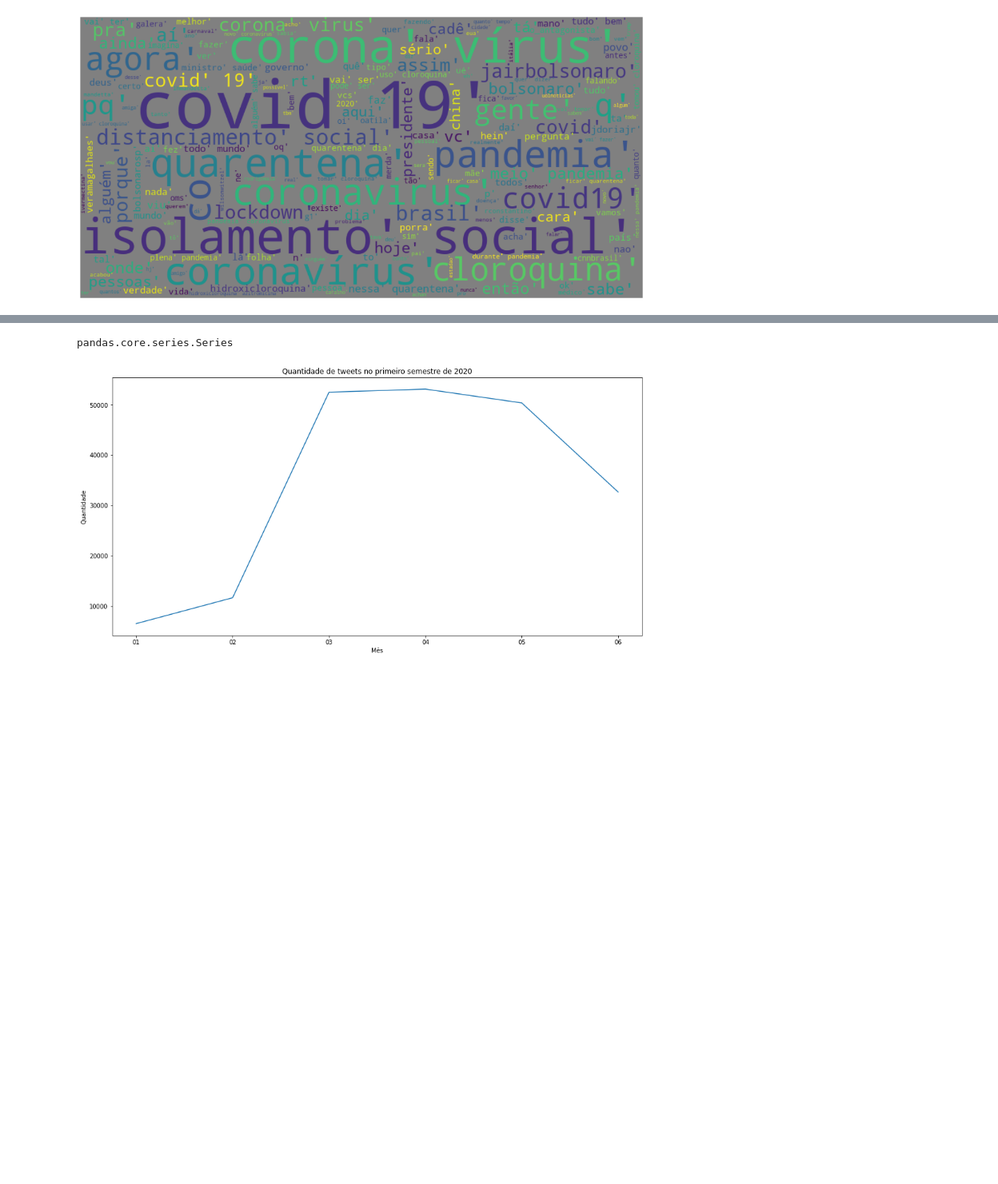
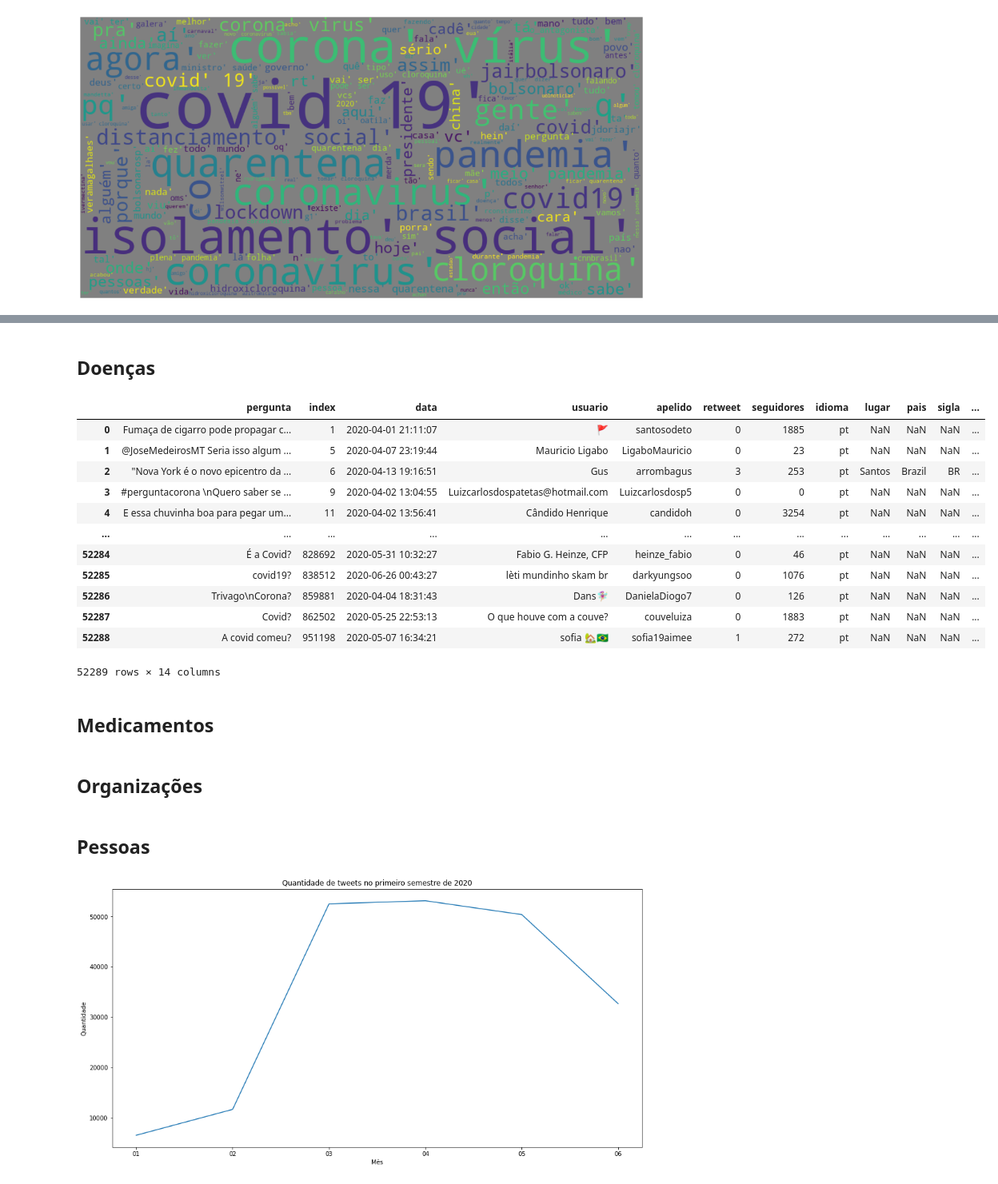
Before and after one commit to patricktapajos/covid19tweets, a Jupyter notebook: covid19_tweets.ipynb, the cells around one changed output, grey strips where cells are left out. Shown: that part at 80% size. Saved outputs shown, nothing was run; the diff lists cells and outputs as text; code cells hidden in the pictures; blank space fills up the shorter version.

Commit message:
Geração de datasets para os tópicos: doenças, medicamentos, organizações e pessoas.

```diff
--- a/covid19_tweets.ipynb
+++ b/covid19_tweets.ipynb
@@ -70,15 +75,11 @@ drive.mount('/content/drive')
 Mounted at /content/drive
 # %%
 # Funções para geração de WordCloud com rápida visualização dos termos encontrados nos tweets (e por diversão :))
-
-# Importação de libs necessárias
-from nltk.corpus import stopwords
-from nltk.tokenize import word_tokenize
-from wordcloud import WordCloud
 
 # Carregando as stopwords do idioma português
 sw_br = stopwords.words('portuguese');
 
+# Adicionando algumas encontradas no dataset
 sw_br.extend(['http','https', 'né', 'vai','ser', 'pode', 'quer', 'até'])
 
 # Função para exclusão de stopwords e geração de lista com os termos encontrados
@@ -98,6 +99,11 @@ def gen_img_word_cloud(text_list):
   plt.imshow(wordcloud, interpolation='bilinear')
   plt.axis('off')
   plt.margins(x=0, y=0)
+
+def gen_df_from_search(df, field, term):
+  df_aux = df.set_index(field).filter(regex=re.compile(term, re.IGNORECASE), axis=0)
+  df_aux.reset_index(inplace=True)
+  return df_aux
 # %% [markdown]
 # Visão Geral dos Dados
 # %% [markdown]
@@ -182,9 +190,6 @@ gen_img_word_cloud(raw_data['texto']);
 # %%
 # Geração de dataset DuvidasDB, selecionando registros que apresentem perguntas na coluna 'texto', a qual refere-se ao tweet escrito pelo usuário
-# Foi considerado como uma pergunta um texto que contenha os seguintes termos: '?', 'saber', 'conhece'
-# Teste inicial
-from nltk.tokenize import sent_tokenize
-from re import search
+# Foi considerado como uma pergunta um texto que contenha o símbolo utilizado ao final de um pergunta, o ponto de interrogação (?).
 
 # Modificando o index para filtrar pelo texto, ajuda na performance
 duvidas_db = raw_data.set_index('texto').filter(regex='\?', axis=0)
@@ -195,12 +200,10 @@ duvidas_db.reset_index(inplace=True)
 print('Quantidade de perguntas (mais de uma por registro): ', duvidas_db['texto'].count())
 
 # Separa as sentenças em uma lista, com o auxílio do método apply do Pandas, sent_tokenize do pacote nltk e do lambda
-duvidas_db['texto'] = duvidas_db['texto'].apply(lambda d: [(q) for q in sent_tokenize(d, language='portuguese') if search("[\+?]", q)])
+duvidas_db['texto'] = duvidas_db['texto'].apply(lambda d: [(q) for q in sent_tokenize(d, language='portuguese') if re.search("[\+?]", q)])
 
 # Atributo que armazena as colunas para o merge de dataframes
-vars = ['data', 'usuario', 'apelido', 'retweet', 'seguidores',
-       'idioma', 'lugar', 'pais', 'sigla', 'latitude', 'longitude',
-       'hashtags']
+vars = ['data', 'usuario', 'apelido', 'retweet', 'seguidores', 'idioma', 'lugar', 'pais', 'sigla', 'latitude', 'longitude', 'hashtags']
 
 # Pulo do gato:
 # 1 - Apply: Transformar o campo texto em séries com apply, para separar o campo texto em colunas (uma para cada pergunta);
@@ -217,7 +220,6 @@ print('Quantidade de perguntas (uma por registro): ', duvidas_db['pergunta'].cou
 
 # Reseta o index
 duvidas_db.reset_index(inplace=True)
-duvidas_db
 # %% [output]
 Quantidade de perguntas (mais de uma por registro):  172501
 Quantidade de perguntas (uma por registro):  206950
@@ -254,10 +256,23 @@ Vamos olhar mais atentamente alguns temas envolvidos nestes questionamentos.
+# %% [markdown]
+## Doenças
 # %%
-# Tema: Doença
-# Filtrando por termos que têm relação com o COVID-19
-# import re
-# df_doenca = duvidas_db[re.search("[\+covid19|covid|coronavirus|virus|corona]", str(duvidas_db['pergunta']), re.IGNORECASE) == True]
-# df_doenca
-
-type(duvidas_db['pergunta'])
+#Tema: Doença
+#Filtrando por termos que têm relação com o COVID-19
+duvidas_doenca = gen_df_from_search(duvidas_db, 'pergunta','covid-19|covid19|covid|coronavirus|virus|corona')
+duvidas_doenca
 # %% [output]
+|  | pergunta | index | data | usuario | apelido | retweet | seguidores | idioma | lugar | pais | sigla | ... |
+| 0 | Fumaça de cigarro pode propagar c... | 1 | 2020-04-01 21:11:07 | 🚩 | santosodeto | 0 | 1885 | pt | NaN | NaN | NaN | ... |
+| 1 | @JoseMedeirosMT Seria isso algum ... | 5 | 2020-04-07 23:19:44 | Mauricio Ligabo | LigaboMauricio | 0 | 23 | pt | NaN | NaN | NaN | ... |
+| 2 | "Nova York é o novo epicentro da ... | 6 | 2020-04-13 19:16:51 | Gus | arrombagus | 3 | 253 | pt | Santos | Brazil | BR | ... |
+| 3 | #perguntacorona \nQuero saber se ... | 9 | 2020-04-02 13:04:55 | Luizcarlosdospatetas@hotmail.com | Luizcarlosdosp5 | 0 | 0 | pt | NaN | NaN | NaN | ... |
+| 4 | E essa chuvinha boa para pegar um... | 11 | 2020-04-02 13:56:41 | Cândido Henrique | candidoh | 0 | 3254 | pt | NaN | NaN | NaN | ... |
+| ... | ... | ... | ... | ... | ... | ... | ... | ... | ... | ... | ... | ... |
+| 52284 | É a Covid? | 828692 | 2020-05-31 10:32:27 | Fabio G. Heinze, CFP | heinze_fabio | 0 | 46 | pt | NaN | NaN | NaN | ... |
+| 52285 | covid19? | 838512 | 2020-06-26 00:43:27 | lèti mundinho skam br | darkyungsoo | 0 | 1076 | pt | NaN | NaN | NaN | ... |
+| 52286 | Trivago\nCorona? | 859881 | 2020-04-04 18:31:43 | Dans🧚🏼‍♀️ | DanielaDiogo7 | 0 | 126 | pt | NaN | NaN | NaN | ... |
+| 52287 | Covid? | 862502 | 2020-05-25 22:53:13 | O que houve com a couve? | couveluiza | 0 | 1883 | pt | NaN | NaN | NaN | ... |
+| 52288 | A covid comeu? | 951198 | 2020-05-07 16:34:21 | sofia 🏡🇧🇷 | sofia19aimee | 1 | 272 | pt | NaN | NaN | NaN | ... |
-pandas.core.series.Series
+52289 rows × 14 columns
+# %% [markdown]
+## Medicamentos
@@ -263,0 +284,2 @@ pandas.core.series.Series
+# %% [markdown]
+## Organizações
@@ -263,0 +292,2 @@ pandas.core.series.Series
+# %% [markdown]
+## Pessoas
```
Also changed, not shown: parts of 13 cells of this notebook.
